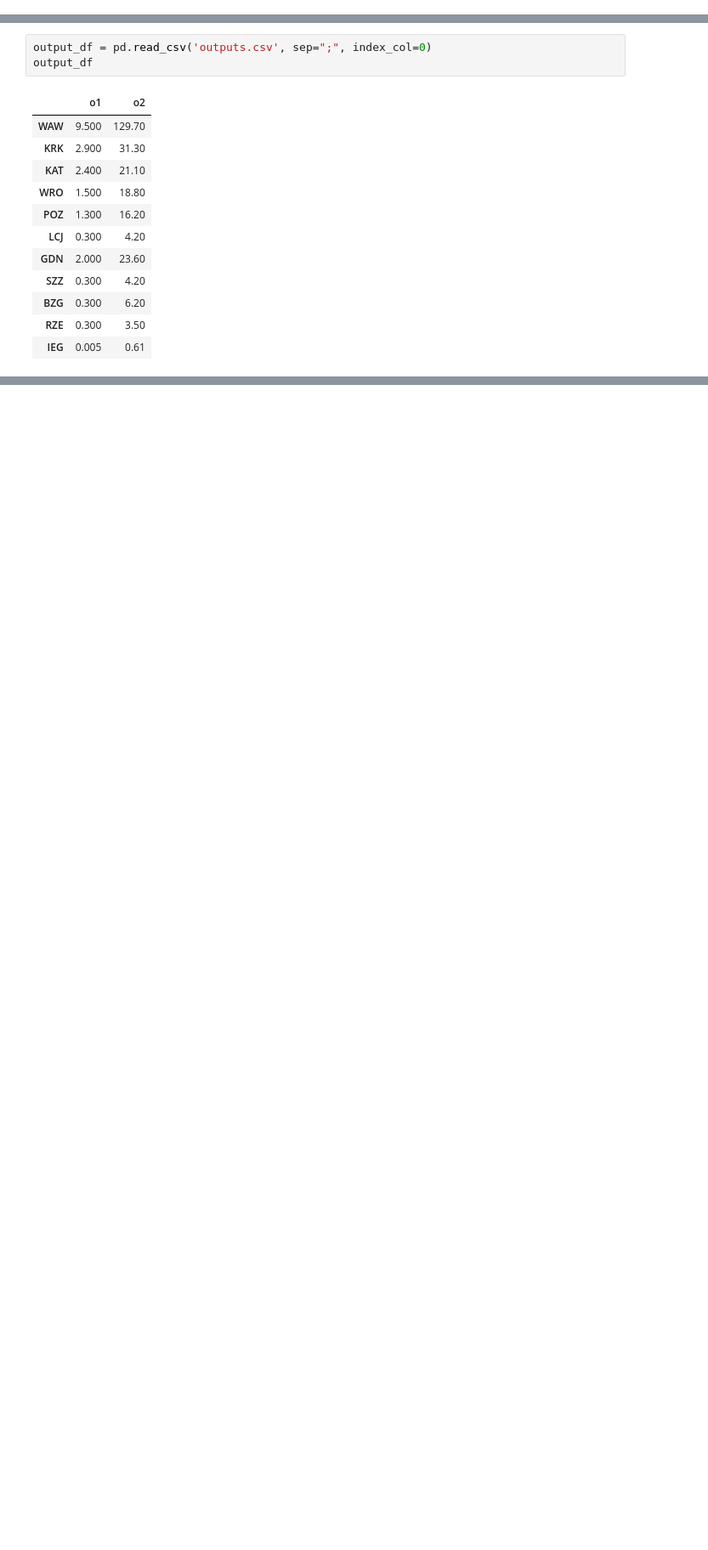
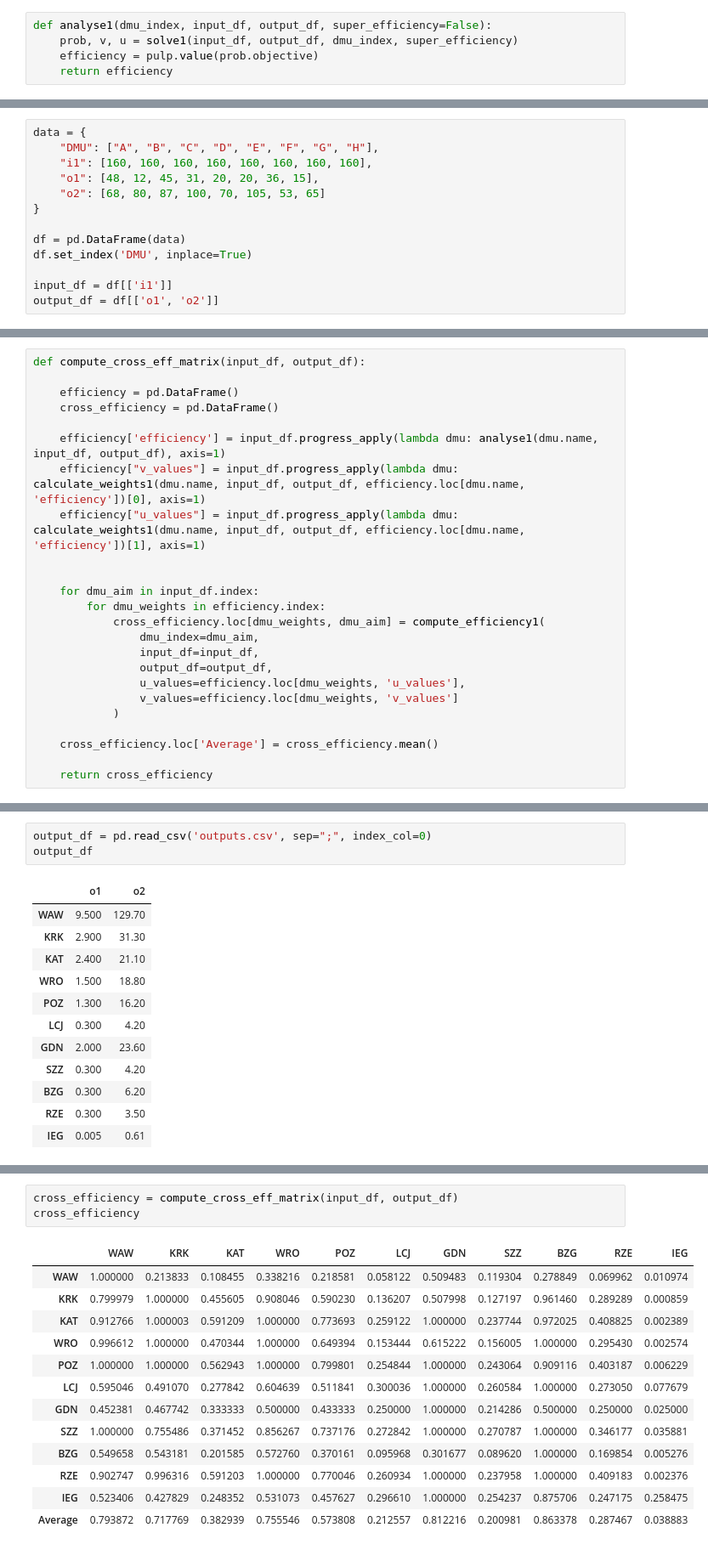
Before and after one commit to majsterkovic/iswd-project-6, a Jupyter notebook: projekt6.ipynb, the cells around one changed output, grey strips where cells are left out. Shown at 85% size. Saved outputs shown, nothing was run; the diff lists cells and outputs as text; blank space fills up the shorter version.

```diff
--- a/projekt6.ipynb
+++ b/projekt6.ipynb
@@ -3,0 +54,5 @@ import numpy as np
+# %%
+def analyse1(dmu_index, input_df, output_df, super_efficiency=False):
+    prob, v, u = solve1(input_df, output_df, dmu_index, super_efficiency)
+    efficiency = pulp.value(prob.objective)
+    return efficiency
@@ -3,0 +193,13 @@ import numpy as np
+# %%
+data = {
+    "DMU": ["A", "B", "C", "D", "E", "F", "G", "H"],
+    "i1": [160, 160, 160, 160, 160, 160, 160, 160],
+    "o1": [48, 12, 45, 31, 20, 20, 36, 15],
+    "o2": [68, 80, 87, 100, 70, 105, 53, 65]
+}
+
+df = pd.DataFrame(data)
+df.set_index('DMU', inplace=True)
+
+input_df = df[['i1']]
+output_df = df[['o1', 'o2']]
@@ -3,0 +231,24 @@ import numpy as np
+# %%
+def compute_cross_eff_matrix(input_df, output_df):
+
+    efficiency = pd.DataFrame()
+    cross_efficiency = pd.DataFrame()
+
+    efficiency['efficiency'] = input_df.progress_apply(lambda dmu: analyse1(dmu.name, input_df, output_df), axis=1)
+    efficiency["v_values"] = input_df.progress_apply(lambda dmu: calculate_weights1(dmu.name, input_df, output_df, efficiency.loc[dmu.name, 'efficiency'])[0], axis=1)
+    efficiency["u_values"] = input_df.progress_apply(lambda dmu: calculate_weights1(dmu.name, input_df, output_df, efficiency.loc[dmu.name, 'efficiency'])[1], axis=1)
+
+
+    for dmu_aim in input_df.index:
+        for dmu_weights in efficiency.index:
+            cross_efficiency.loc[dmu_weights, dmu_aim] = compute_efficiency1(
+                dmu_index=dmu_aim,
+                input_df=input_df,
+                output_df=output_df,
+                u_values=efficiency.loc[dmu_weights, 'u_values'],
+                v_values=efficiency.loc[dmu_weights, 'v_values']
+            )
+
+    cross_efficiency.loc['Average'] = cross_efficiency.mean()
+
+    return cross_efficiency
@@ -213,0 +340,17 @@ theta: 0.91139241
+# %%
+cross_efficiency = compute_cross_eff_matrix(input_df, output_df)
+cross_efficiency
+# %% [output]
+|  | WAW | KRK | KAT | WRO | POZ | LCJ | GDN | SZZ | BZG | RZE | IEG |
+| WAW | 1.000000 | 0.213833 | 0.108455 | 0.338216 | 0.218581 | 0.058122 | 0.509483 | 0.119304 | 0.278849 | 0.069962 | 0.010974 |
+| KRK | 0.799979 | 1.000000 | 0.455605 | 0.908046 | 0.590230 | 0.136207 | 0.507998 | 0.127197 | 0.961460 | 0.289289 | 0.000859 |
+| KAT | 0.912766 | 1.000003 | 0.591209 | 1.000000 | 0.773693 | 0.259122 | 1.000000 | 0.237744 | 0.972025 | 0.408825 | 0.002389 |
+| WRO | 0.996612 | 1.000000 | 0.470344 | 1.000000 | 0.649394 | 0.153444 | 0.615222 | 0.156005 | 1.000000 | 0.295430 | 0.002574 |
+| POZ | 1.000000 | 1.000000 | 0.562943 | 1.000000 | 0.799801 | 0.254844 | 1.000000 | 0.243064 | 0.909116 | 0.403187 | 0.006229 |
+| LCJ | 0.595046 | 0.491070 | 0.277842 | 0.604639 | 0.511841 | 0.300036 | 1.000000 | 0.260584 | 1.000000 | 0.273050 | 0.077679 |
+| GDN | 0.452381 | 0.467742 | 0.333333 | 0.500000 | 0.433333 | 0.250000 | 1.000000 | 0.214286 | 0.500000 | 0.250000 | 0.025000 |
+| SZZ | 1.000000 | 0.755486 | 0.371452 | 0.856267 | 0.737176 | 0.272842 | 1.000000 | 0.270787 | 1.000000 | 0.346177 | 0.035881 |
+| BZG | 0.549658 | 0.543181 | 0.201585 | 0.572760 | 0.370161 | 0.095968 | 0.301677 | 0.089620 | 1.000000 | 0.169854 | 0.005276 |
+| RZE | 0.902747 | 0.996316 | 0.591203 | 1.000000 | 0.770046 | 0.260934 | 1.000000 | 0.237958 | 1.000000 | 0.409183 | 0.002376 |
+| IEG | 0.523406 | 0.427829 | 0.248352 | 0.531073 | 0.457627 | 0.296610 | 1.000000 | 0.254237 | 0.875706 | 0.247175 | 0.258475 |
+| Average | 0.793872 | 0.717769 | 0.382939 | 0.755546 | 0.573808 | 0.212557 | 0.812216 | 0.200981 | 0.863378 | 0.287467 | 0.038883 |
```
Also changed, not shown: parts of 47 cells of this notebook.
